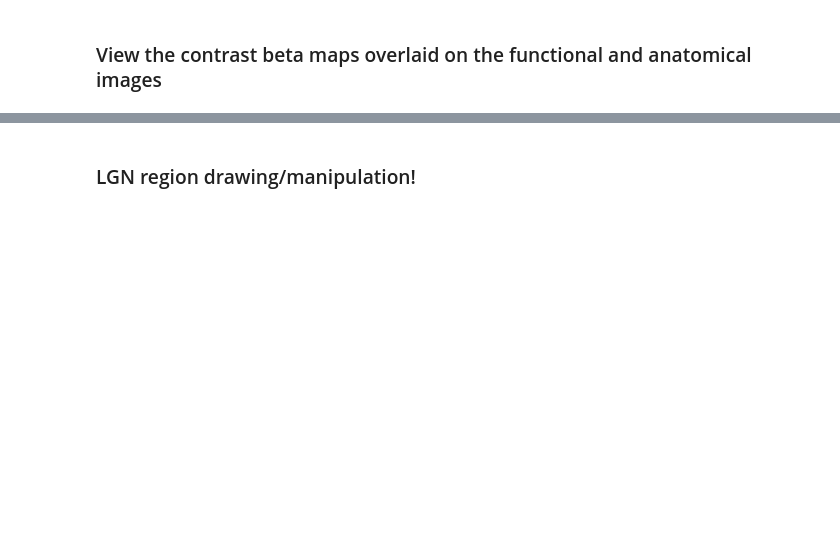
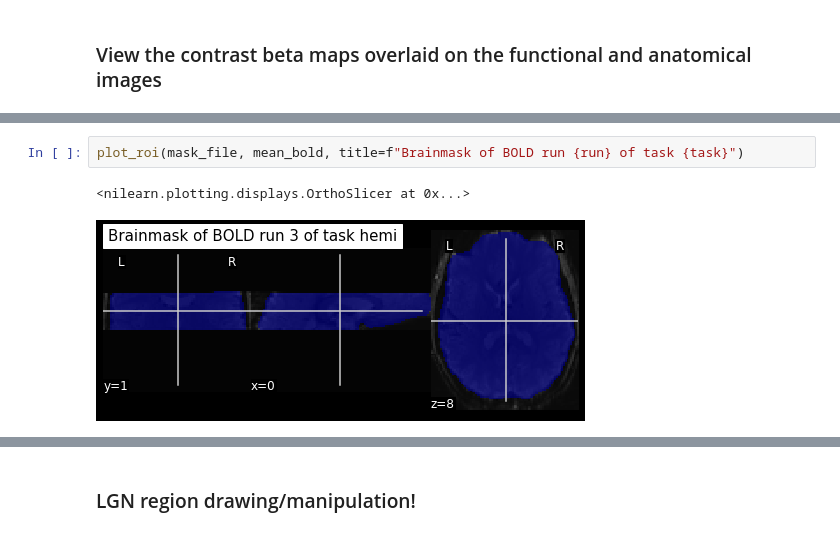
Before and after one commit to smerdis/streams, a Jupyter notebook: glm_code/Processing NB_20190205_HEMI.ipynb, the cells around one changed output, grey strips where cells are left out. Cells and saved outputs as stored; diff of their text form; blank space fills up the shorter version.

```diff
--- a/glm_code/Processing NB_20190205_HEMI.ipynb
+++ b/glm_code/Processing NB_20190205_HEMI.ipynb
@@ -220,0 +245,5 @@ fsleyes /Users/smerdis/data/LGN/BIDS/NB_combined/derivatives/fmriprep/sub-NB/ana
+# %%
+plot_roi(mask_file, mean_bold, title=f"Brainmask of BOLD run {run} of task {task}")
+# %% [output]
+<nilearn.plotting.displays.OrthoSlicer at 0x...>
+[figure, added]
```
Also changed, not shown: parts of 105 cells of this notebook, 2 other files.
